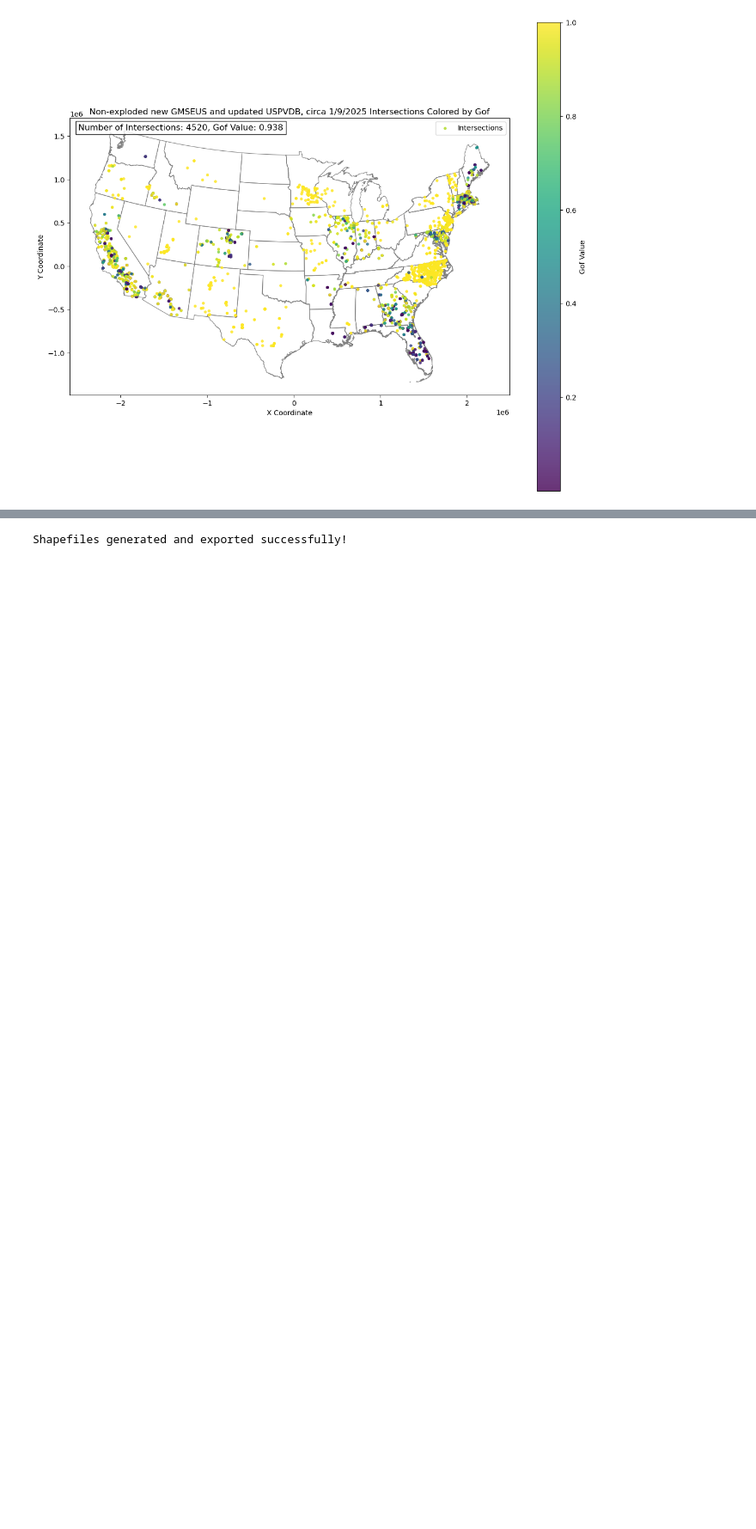
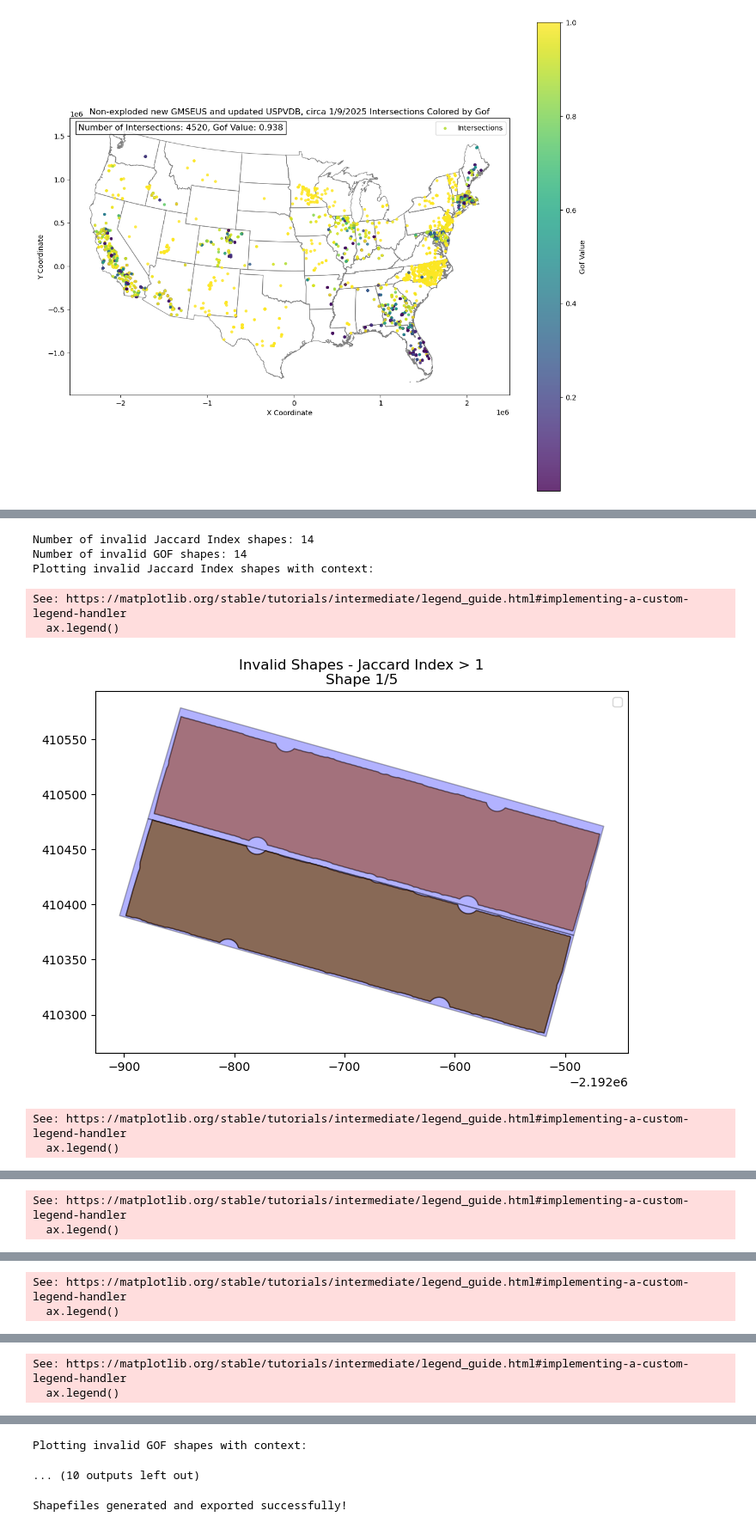
Before and after one commit to stidjaco/GMSEUS, a Jupyter notebook: script9_spatialValidation.ipynb, the cells around one changed output, grey strips where cells are left out. Shown at 86% size. Saved outputs shown, nothing was run; the diff lists cells and outputs as text; code cells hidden in the pictures; blank space fills up the shorter version.

```diff
--- a/script9_spatialValidation.ipynb
+++ b/script9_spatialValidation.ipynb
@@ -857,0 +826,66 @@ AttributeError: 'MultiLineString' object has no attribute 'plot'
+# %%
+
+
+invalid_jaccard = final_intersections[final_intersections['jaccard_index'] > 1]
+
+invalid_gof = final_intersections[final_intersections['gof'] > 1]
+
+print(f"Number of invalid Jaccard Index shapes: {len(invalid_jaccard)}")
+print(f"Number of invalid GOF shapes: {len(invalid_gof)}")
+# Function to plot invalid shapes along with their corresponding GMSEUS and USPVDB geometries
+def plot_invalid_shapes_with_context(invalid_gdf, gmseus_gdf, uspvdb_gdf, metric, title, num_to_plot=5):
+    """
+    Plots invalid shapes one by one with context from GMSEUS and USPVDB geometries.
+
+    Parameters:
+    - invalid_gdf: GeoDataFrame of invalid geometries.
+    - gmseus_gdf: GeoDataFrame of GMSEUS geometries.
+    - uspvdb_gdf: GeoDataFrame of USPVDB geometries.
+    - metric: Metric name ("Jaccard Index" or "GOF").
+    - title: Title of the plot.
+    - num_to_plot: Number of shapes to plot individually.
+    """
+    count = min(num_to_plot, len(invalid_gdf))
+    for i, (_, row) in enumerate(invalid_gdf.iterrows()):
+        if i >= count:
+            break
+
+        # Extract the specific geometry and its ID
+        invalid_geometry = row.geometry
+        usp_id = row['uspvdb_id'] if 'uspvdb_id' in row else None
+        gms_id = row['gmseus_id'] if 'gmseus_id' in row else None
+
+        # Filter GMSEUS and USPVDB geometries that intersect the invalid geometry
+        gmseus_context = gmseus_gdf[gmseus_gdf.intersects(invalid_geometry)]
+        uspvdb_context = uspvdb_gdf[uspvdb_gdf.intersects(invalid_geometry)]
+
+        # Plot
+        fig, ax = plt.subplots(figsize=(8, 8))
+        uspvdb_context.plot(ax=ax, color='blue', edgecolor='black', alpha=0.3, label='USPVDB Context')
+        gmseus_context.plot(ax=ax, color='green', edgecolor='black', alpha=0.3, label='GMSEUS Context')
+        gpd.GeoSeries([invalid_geometry]).plot(ax=ax, color='red', edgecolor='black', alpha=0.3, label='Invalid Shape')
+
+        ax.set_title(f"{title} - {metric} > 1\nShape {i+1}/{count}")
+        ax.legend()
+        plt.show()
+
+# Plot invalid Jaccard Index shapes with context
+if not invalid_jaccard.empty:
+    print("Plotting invalid Jaccard Index shapes with context:")
+    plot_invalid_shapes_with_context(invalid_jaccard, gmseus_arrays, uspvdb_arrays,
+                                     "Jaccard Index", "Invalid Shapes", num_to_plot=5)
+
+# Plot invalid GOF shapes with context
+if not invalid_gof.empty:
+    print("Plotting invalid GOF shapes with context:")
+    plot_invalid_shapes_with_context(invalid_gof, gmseus_arrays, uspvdb_arrays,
+                                     "GOF", "Invalid Shapes", num_to_plot=5)
+# %% [output]
+Number of invalid Jaccard Index shapes: 14
+Number of invalid GOF shapes: 14
+Plotting invalid Jaccard Index shapes with context:
+See: https://matplotlib.org/stable/tutorials/intermediate/legend_guide.html#implementing-a-custom-legend-handler
+  ax.legend()
+[figure, added]
+See: https://matplotlib.org/stable/tutorials/intermediate/legend_guide.html#implementing-a-custom-legend-handler
+  ax.legend()
@@ -857,0 +893,2 @@ AttributeError: 'MultiLineString' object has no attribute 'plot'
+See: https://matplotlib.org/stable/tutorials/intermediate/legend_guide.html#implementing-a-custom-legend-handler
+  ax.legend()
@@ -857,0 +896,2 @@ AttributeError: 'MultiLineString' object has no attribute 'plot'
+See: https://matplotlib.org/stable/tutorials/intermediate/legend_guide.html#implementing-a-custom-legend-handler
+  ax.legend()
@@ -857,0 +899,2 @@ AttributeError: 'MultiLineString' object has no attribute 'plot'
+See: https://matplotlib.org/stable/tutorials/intermediate/legend_guide.html#implementing-a-custom-legend-handler
+  ax.legend()
@@ -858,3 +902,5 @@ AttributeError: 'MultiLineString' object has no attribute 'plot'
+Plotting invalid GOF shapes with context:
+... (10 outputs left out)
 # %%
 # Generate and export the strange intersections from the new GMSEUS arrays
 new_gmseus_arrays = gpd.read_file('G:\\Data\\GMSEUS\\GMSEUS\\GMSEUS_NAIP_Arrays.shp')
```
Also changed, not shown: parts of 4 cells of this notebook.
